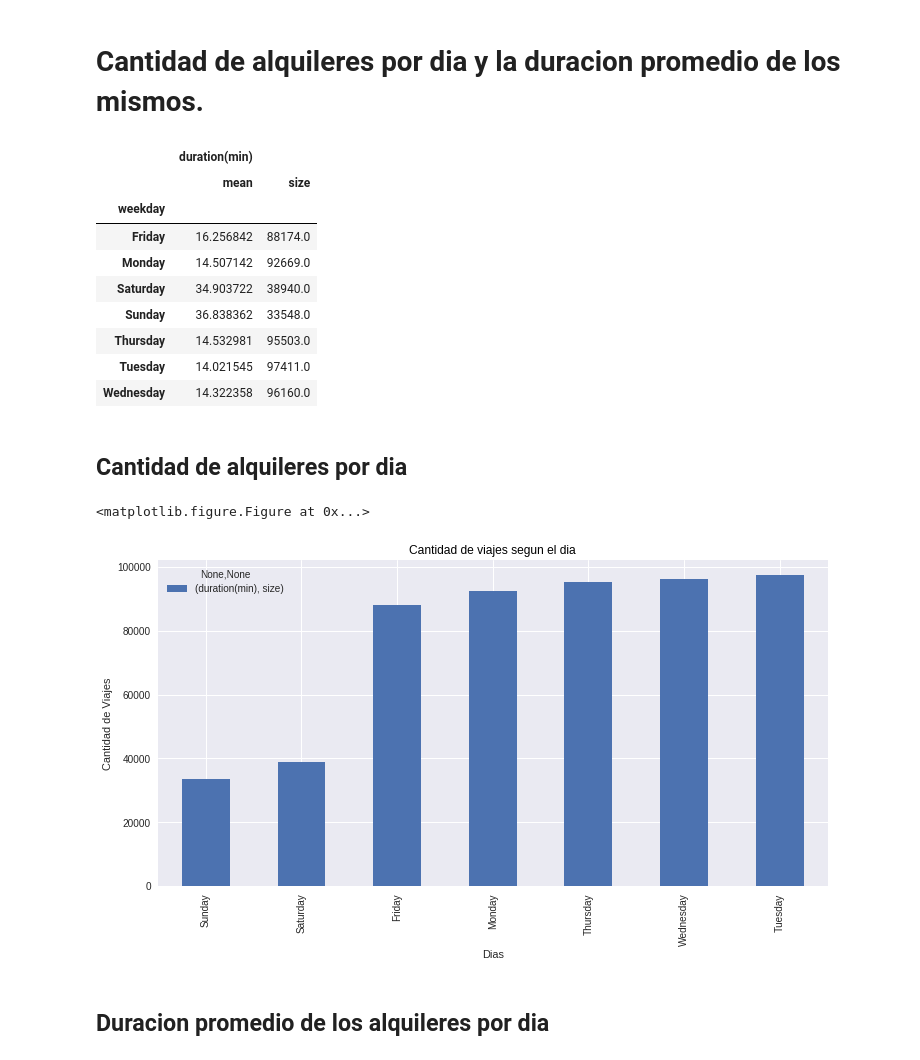
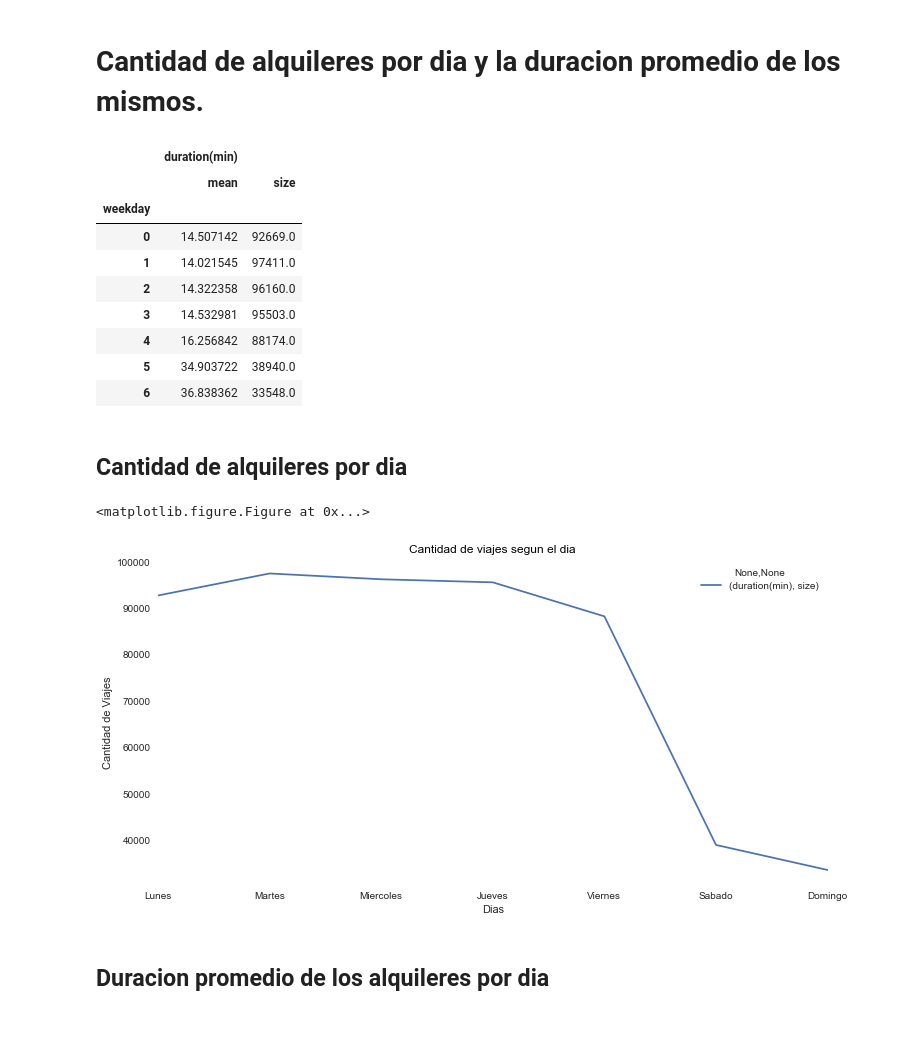
Before and after one commit to hernantain/Analisis-San-Francisco, a Jupyter notebook: analisis.ipynb, the cells around one changed output. Cells and saved outputs as stored; diff of their text form; code cells hidden in the pictures; blank space fills up the shorter version.

```diff
--- a/analisis.ipynb
+++ b/analisis.ipynb
@@ -279,7 +309,7 @@ plt.show()
 # %%
 dif_day_trips = final[['duration(min)','date']]
 # %%
-dif_day_trips['weekday'] = dif_day_trips['date'].apply(lambda x: x.strftime("%A"))
+dif_day_trips['weekday'] = dif_day_trips['date'].apply(lambda x: x.weekday())
 # %%
 dif_day_trips = dif_day_trips[['duration(min)','weekday']]
 # %%
@@ -290,13 +320,13 @@ trips_by_day
 |  | duration(min) |  |
 |  | mean | size |
 | weekday |  |  |
-| Friday | 16.256842 | 88174.0 |
-| Monday | 14.507142 | 92669.0 |
-| Saturday | 34.903722 | 38940.0 |
-| Sunday | 36.838362 | 33548.0 |
-| Thursday | 14.532981 | 95503.0 |
-| Tuesday | 14.021545 | 97411.0 |
-| Wednesday | 14.322358 | 96160.0 |
+| 0 | 14.507142 | 92669.0 |
+| 1 | 14.021545 | 97411.0 |
+| 2 | 14.322358 | 96160.0 |
+| 3 | 14.532981 | 95503.0 |
+| 4 | 16.256842 | 88174.0 |
+| 5 | 34.903722 | 38940.0 |
+| 6 | 36.838362 | 33548.0 |
 # %%
 dif_day_trips_avg = dif_day_trips.groupby('weekday').agg([np.mean])
 dif_day_trips_cant = dif_day_trips.groupby('weekday').agg([np.size])
@@ -304,14 +334,17 @@ dif_day_trips_cant = dif_day_trips.groupby('weekday').agg([np.size])
 ## Cantidad de alquileres por dia
 # %%
 f = plt.figure()
-ax = dif_day_trips_cant.sort_values(('duration(min)','size')).plot(kind='bar',figsize=(12,6))
+ax = dif_day_trips_cant.plot(kind='line',figsize=(12,6))
 plt.title('Cantidad de viajes segun el dia', color='black')
+ax.set_facecolor('white')
+ax.set_xticklabels(['Lunes','Martes','Miercoles','Jueves','Viernes','Sabado','Domingo'])
 ax.set_ylabel('Cantidad de Viajes');
 ax.set_xlabel('Dias');
+a = ax.get_legend
 plt.show()
 # %% [output]
 <matplotlib.figure.Figure at 0x...>
-[figure, old version]
+[figure, new version]
 # %% [markdown]
 ## Duracion promedio de los alquileres por dia
 # %%
```
Also changed, not shown: parts of 12 cells of this notebook.
